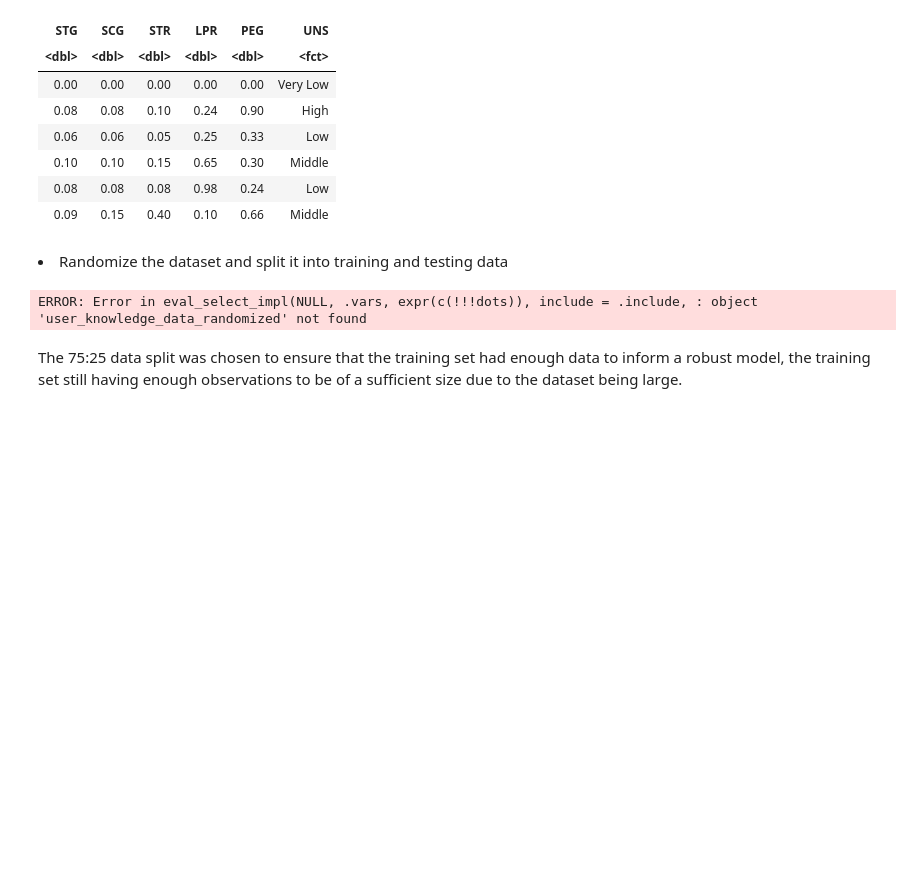
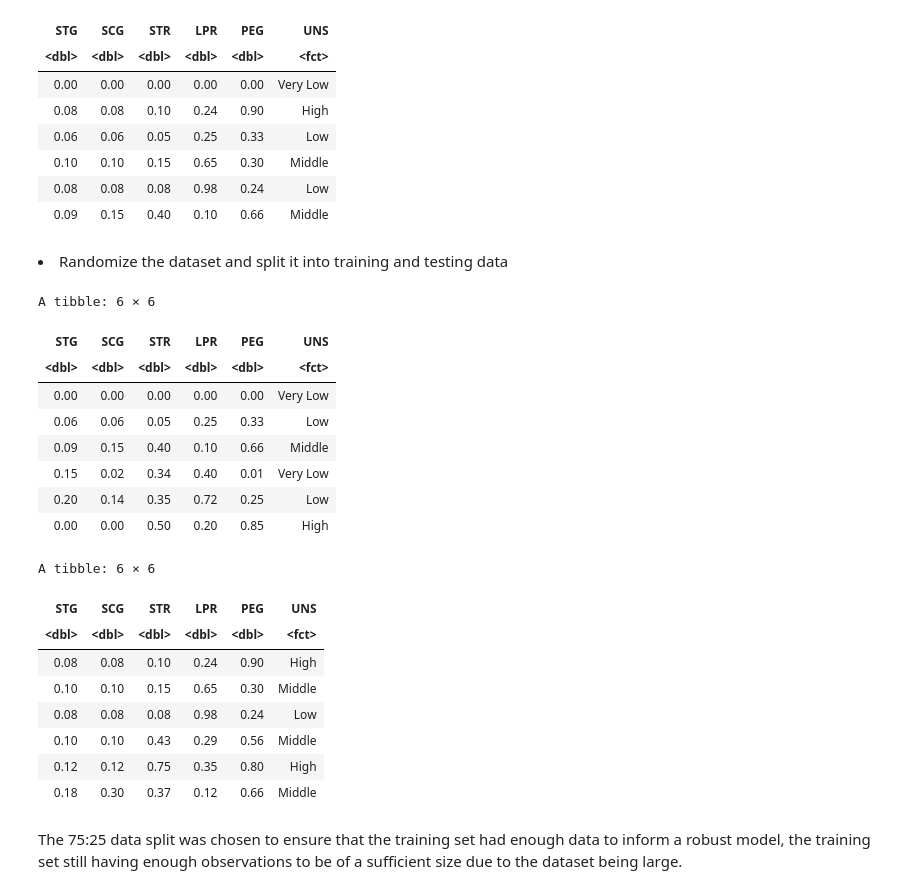
Before and after one commit to moirarenata/Analysis-of-Attributes-Relating-to-User-Knowledge-Levels-Pertaining-to-DC-Machines-in-a-Given-Datase, a Jupyter notebook: project_actual_allvalues.ipynb, the cells around one changed output. Drawn from its saved outputs; the diff is of its cells as text; code cells hidden in the pictures; blank space fills up the shorter version.

Commit message:
Final Project - Updated Split Function
Updated the split function

```diff
--- a/project_actual_allvalues.ipynb
+++ b/project_actual_allvalues.ipynb
@@ -133,14 +120,31 @@ A tibble: 6 × 6
 # %%
 set.seed(2000)
 
-knowledge_data_split <- initial_split(user_knowledge_data_random, prop = 0.75, strata = UNS )
+knowledge_data_split <- initial_split(user_knowledge_data_selected, prop = 0.75, strata = UNS )
 knowledge_data_training <- training(knowledge_data_split)
 knowledge_data_testing <- testing(knowledge_data_split)
 
 head(knowledge_data_training)
 head(knowledge_data_testing)
 # %% [output]
-ERROR: Error in eval_select_impl(NULL, .vars, expr(c(!!!dots)), include = .include, : object 'user_knowledge_data_randomized' not found
+A tibble: 6 × 6
+| STG | SCG | STR | LPR | PEG | UNS |
+| <dbl> | <dbl> | <dbl> | <dbl> | <dbl> | <fct> |
+| 0.00 | 0.00 | 0.00 | 0.00 | 0.00 | Very Low |
+| 0.06 | 0.06 | 0.05 | 0.25 | 0.33 | Low |
+| 0.09 | 0.15 | 0.40 | 0.10 | 0.66 | Middle |
+| 0.15 | 0.02 | 0.34 | 0.40 | 0.01 | Very Low |
+| 0.20 | 0.14 | 0.35 | 0.72 | 0.25 | Low |
+| 0.00 | 0.00 | 0.50 | 0.20 | 0.85 | High |
+A tibble: 6 × 6
+| STG | SCG | STR | LPR | PEG | UNS |
+| <dbl> | <dbl> | <dbl> | <dbl> | <dbl> | <fct> |
+| 0.08 | 0.08 | 0.10 | 0.24 | 0.90 | High |
+| 0.10 | 0.10 | 0.15 | 0.65 | 0.30 | Middle |
+| 0.08 | 0.08 | 0.08 | 0.98 | 0.24 | Low |
+| 0.10 | 0.10 | 0.43 | 0.29 | 0.56 | Middle |
+| 0.12 | 0.12 | 0.75 | 0.35 | 0.80 | High |
+| 0.18 | 0.30 | 0.37 | 0.12 | 0.66 | Middle |
 # %% [markdown]
 The 75:25 data split was chosen to ensure that the training set had enough data to inform a robust model, the training set still having enough observations to be of a sufficient size due to the dataset being large.
 # %% [markdown]
```
Also changed, not shown: parts of 4 cells of this notebook.
